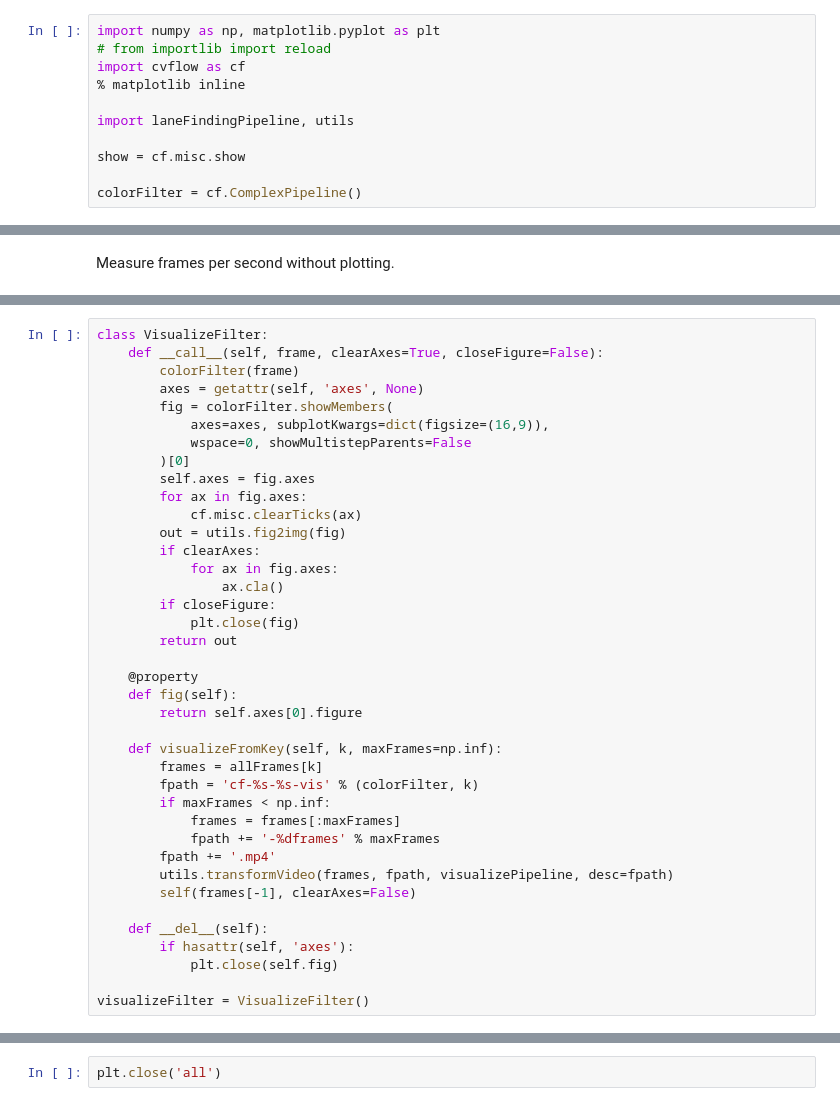
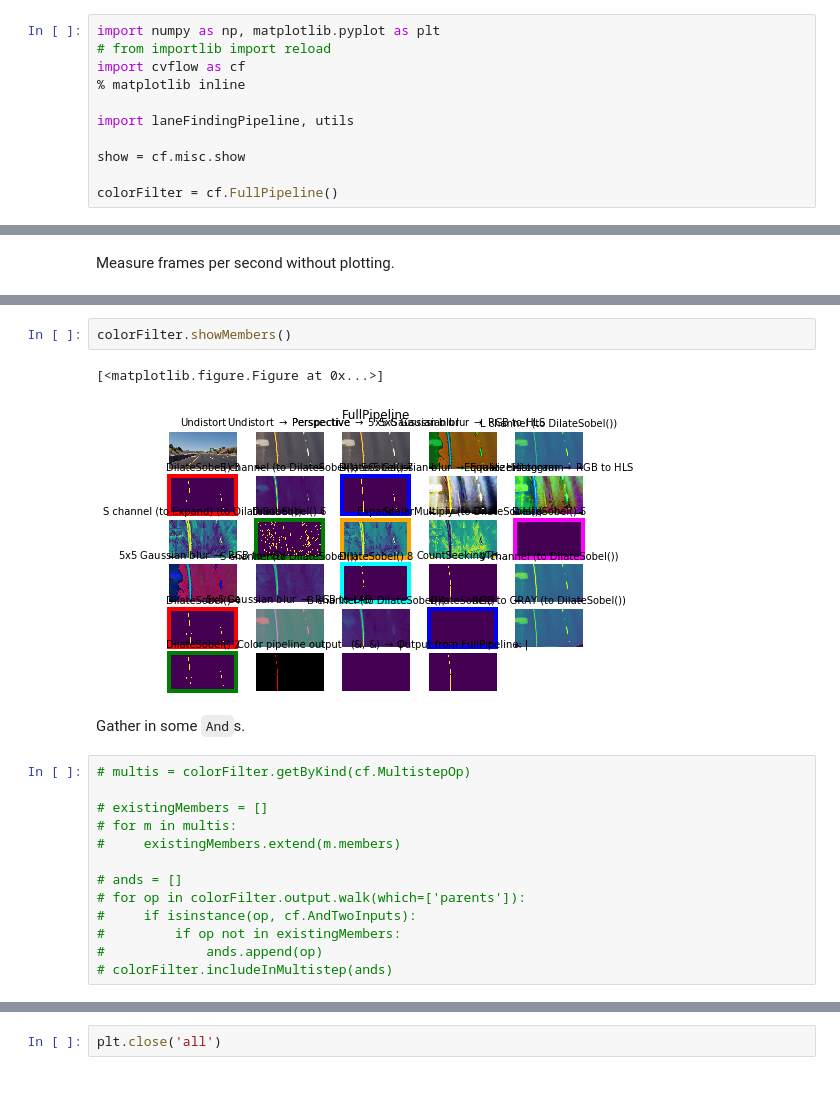
Before and after one commit to tsbertalan/laneLines, a Jupyter notebook: cvflow for regression.ipynb, the cells around one changed output, grey strips where cells are left out. Saved outputs shown, nothing was run; the diff lists cells and outputs as text.

```diff
--- a/cvflow for regression.ipynb
+++ b/cvflow for regression.ipynb
@@ -8,7 +8,7 @@ import laneFindingPipeline, utils
 
 show = cf.misc.show
 
-colorFilter = cf.ComplexPipeline()
+colorFilter = cf.FullPipeline()
 # %% [output]
 Failed to display Jupyter Widget of type HBox.
 If you're reading this message in Jupyter Notebook or JupyterLab, it may mean that the widgets JavaScript is still loading. If this message persists, it likely means that the widgets JavaScript librar ...
@@ -66,39 +90,20 @@ Wall time: 1.94 s
-# %%
-class VisualizeFilter:
-    def __call__(self, frame, clearAxes=True, closeFigure=False):
-        colorFilter(frame)
-        axes = getattr(self, 'axes', None)
-        fig = colorFilter.showMembers(
-            axes=axes, subplotKwargs=dict(figsize=(16,9)),
-            wspace=0, showMultistepParents=False
-        )[0]
-        self.axes = fig.axes
-        for ax in fig.axes:
-            cf.misc.clearTicks(ax)
-        out = utils.fig2img(fig)
-        if clearAxes:
-            for ax in fig.axes:
-                ax.cla()
-        if closeFigure:
-            plt.close(fig)
-        return out
-
-    @property
-    def fig(self):
-        return self.axes[0].figure
-
-    def visualizeFromKey(self, k, maxFrames=np.inf):
-        frames = allFrames[k]
-        fpath = 'cf-%s-%s-vis' % (colorFilter, k)
-        if maxFrames < np.inf:
-            frames = frames[:maxFrames]
-            fpath += '-%dframes' % maxFrames
-        fpath += '.mp4'
-        utils.transformVideo(frames, fpath, visualizePipeline, desc=fpath)
-        self(frames[-1], clearAxes=False)
-
-    def __del__(self):
-        if hasattr(self, 'axes'):
-            plt.close(self.fig)
-
-visualizeFilter = VisualizeFilter()
+# %%
+colorFilter.showMembers()
+# %% [output]
+[<matplotlib.figure.Figure at 0x...>]
+[figure, added]
+# %% [markdown]
+Gather in some `And`s.
+# %%
+# multis = colorFilter.getByKind(cf.MultistepOp)
+
+# existingMembers = []
+# for m in multis:
+#     existingMembers.extend(m.members)
+
+# ands = []
+# for op in colorFilter.output.walk(which=['parents']):
+#     if isinstance(op, cf.AndTwoInputs):
+#         if op not in existingMembers:
+#             ands.append(op)
+# colorFilter.includeInMultistep(ands)
```
Also changed, not shown: parts of 29 cells of this notebook, 7 other files.
